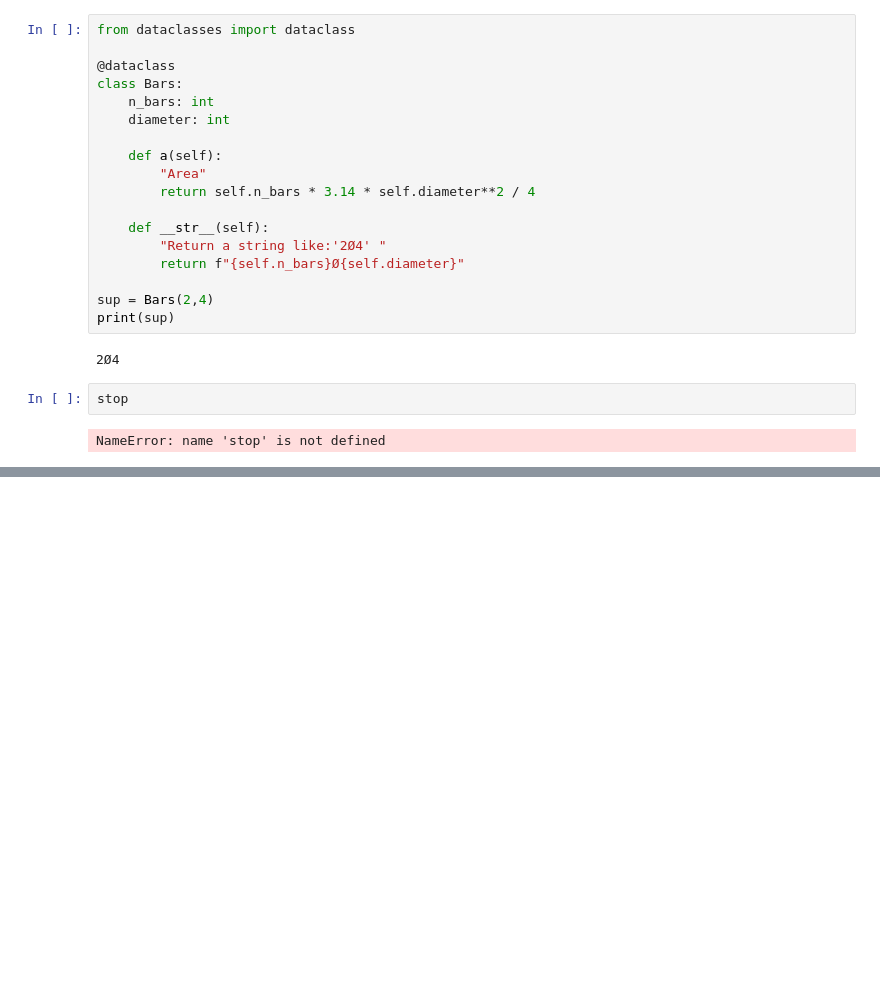
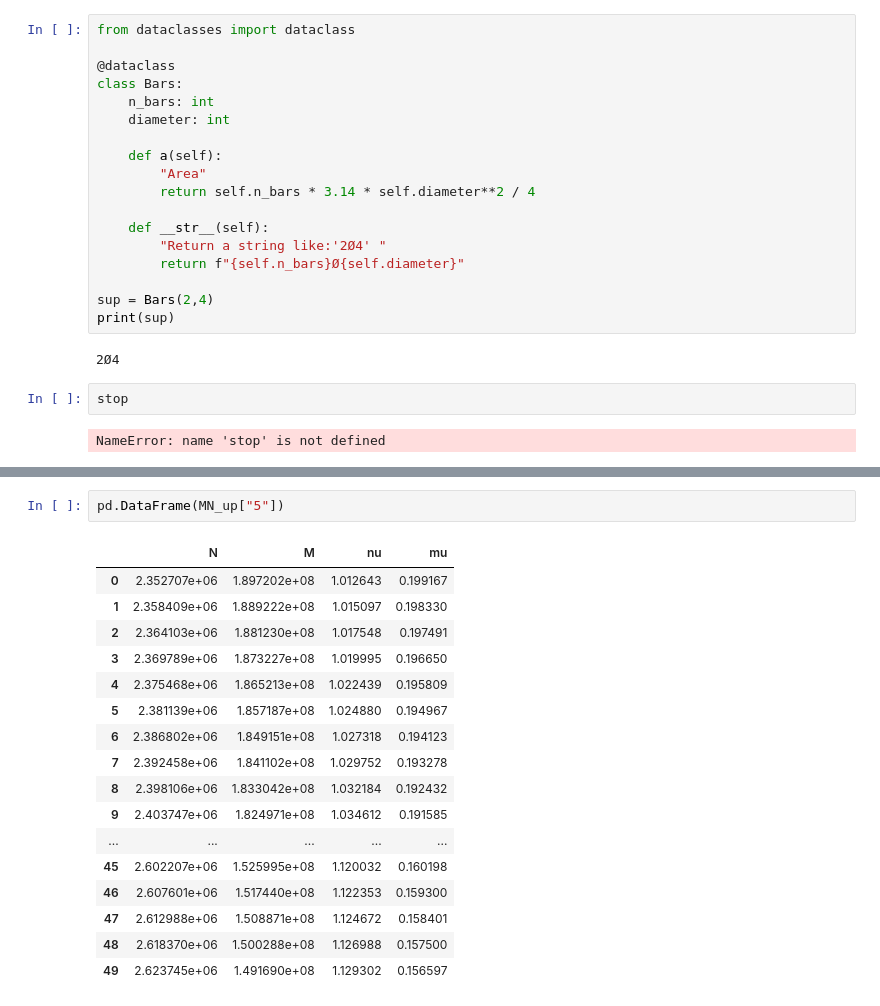
Before and after one commit to sononicola/Design-of-Concrete-Structures, a Jupyter notebook: M - N interaction diagram.ipynb, the cells around one changed output, grey strips where cells are left out. Drawn from its saved outputs; the diff is of its cells as text; blank space fills up the shorter version.

```diff
--- a/M - N interaction diagram.ipynb
+++ b/M - N interaction diagram.ipynb
@@ -472,0 +529,20 @@ xi[0]
+# %%
+pd.DataFrame(MN_up["5"])
+# %% [output]
+|  | N | M | nu | mu |
+| 0 | 2.352707e+06 | 1.897202e+08 | 1.012643 | 0.199167 |
+| 1 | 2.358409e+06 | 1.889222e+08 | 1.015097 | 0.198330 |
+| 2 | 2.364103e+06 | 1.881230e+08 | 1.017548 | 0.197491 |
+| 3 | 2.369789e+06 | 1.873227e+08 | 1.019995 | 0.196650 |
+| 4 | 2.375468e+06 | 1.865213e+08 | 1.022439 | 0.195809 |
+| 5 | 2.381139e+06 | 1.857187e+08 | 1.024880 | 0.194967 |
+| 6 | 2.386802e+06 | 1.849151e+08 | 1.027318 | 0.194123 |
+| 7 | 2.392458e+06 | 1.841102e+08 | 1.029752 | 0.193278 |
+| 8 | 2.398106e+06 | 1.833042e+08 | 1.032184 | 0.192432 |
+| 9 | 2.403747e+06 | 1.824971e+08 | 1.034612 | 0.191585 |
+| ... | ... | ... | ... | ... |
+| 45 | 2.602207e+06 | 1.525995e+08 | 1.120032 | 0.160198 |
+| 46 | 2.607601e+06 | 1.517440e+08 | 1.122353 | 0.159300 |
+| 47 | 2.612988e+06 | 1.508871e+08 | 1.124672 | 0.158401 |
+| 48 | 2.618370e+06 | 1.500288e+08 | 1.126988 | 0.157500 |
+| 49 | 2.623745e+06 | 1.491690e+08 | 1.129302 | 0.156597 |
```
Also changed, not shown: parts of 25 cells of this notebook.
